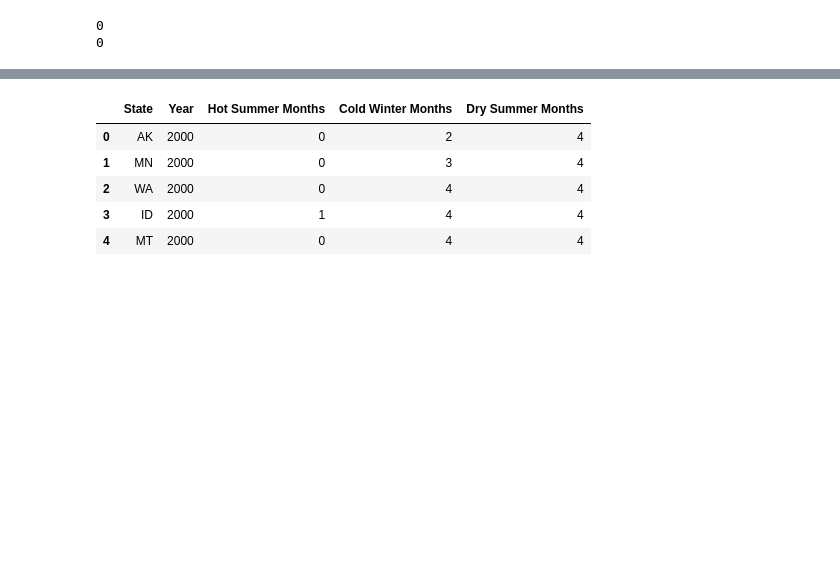
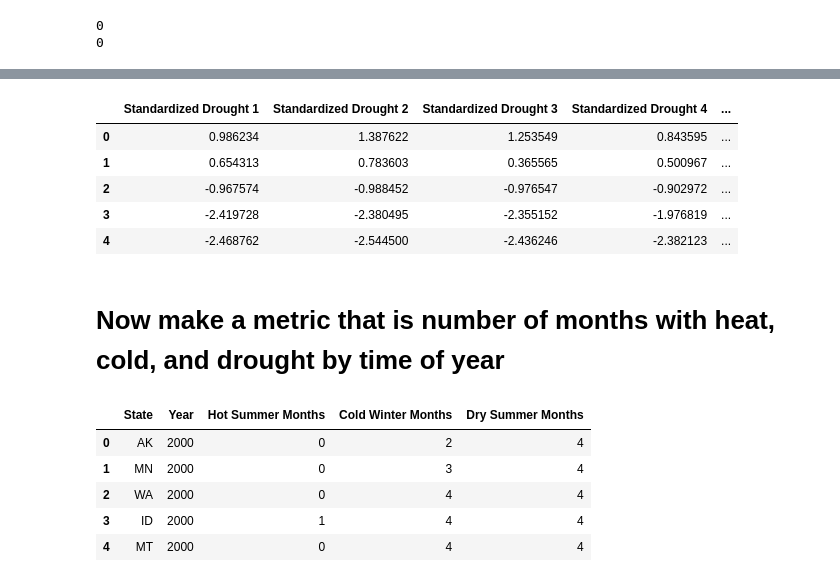
Before and after one commit to harperd17/energy_volatility_prediction, a Jupyter notebook: notebooks/Data Ingestion/Weather_Data_Aggregation.ipynb, the cells around one changed output, grey strips where cells are left out. Drawn from its saved outputs; the diff is of its cells as text; code cells hidden in the pictures; blank space fills up the shorter version.

```diff
--- a/notebooks/Data Ingestion/Weather_Data_Aggregation.ipynb
+++ b/notebooks/Data Ingestion/Weather_Data_Aggregation.ipynb
@@ -480,0 +276,4 @@ annual_summary = pd.DataFrame({'State':states,'Year':years,'Hot Summer Months':t
+# %%
+# now add in the summaries
+del final_drought_data_summary_location['State']
+all_drought_location = pd.merge(pivoted_drought_temporal,final_drought_data_summary_location,on=['x','y'])
@@ -480,0 +289,9 @@ annual_summary = pd.DataFrame({'State':states,'Year':years,'Hot Summer Months':t
+# %%
+all_drought_location.head()
+# %% [output]
+|  | Standardized Drought 1 | Standardized Drought 2 | Standardized Drought 3 | Standardized Drought 4 | ... |
+| 0 | 0.986234 | 1.387622 | 1.253549 | 0.843595 | ... |
+| 1 | 0.654313 | 0.783603 | 0.365565 | 0.500967 | ... |
+| 2 | -0.967574 | -0.988452 | -0.976547 | -0.902972 | ... |
+| 3 | -2.419728 | -2.380495 | -2.355152 | -1.976819 | ... |
+| 4 | -2.468762 | -2.544500 | -2.436246 | -2.382123 | ... |
@@ -480,0 +301,2 @@ annual_summary = pd.DataFrame({'State':states,'Year':years,'Hot Summer Months':t
+# %% [markdown]
+# Now make a metric that is number of months with heat, cold, and drought by time of year
```
Also changed, not shown: parts of 75 cells of this notebook.
